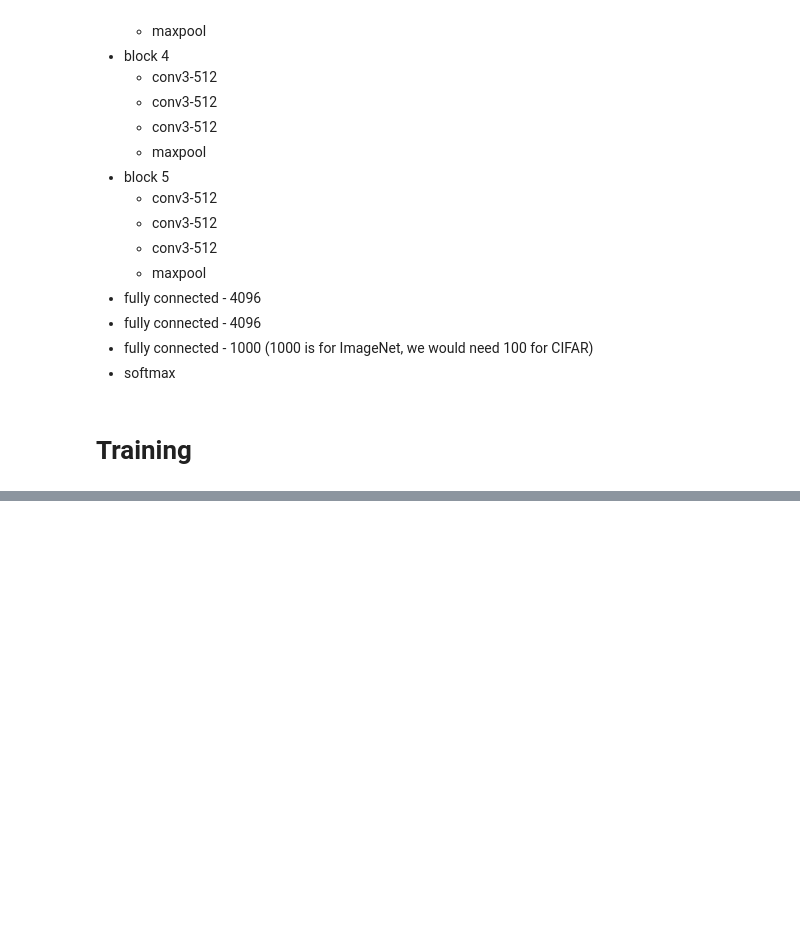
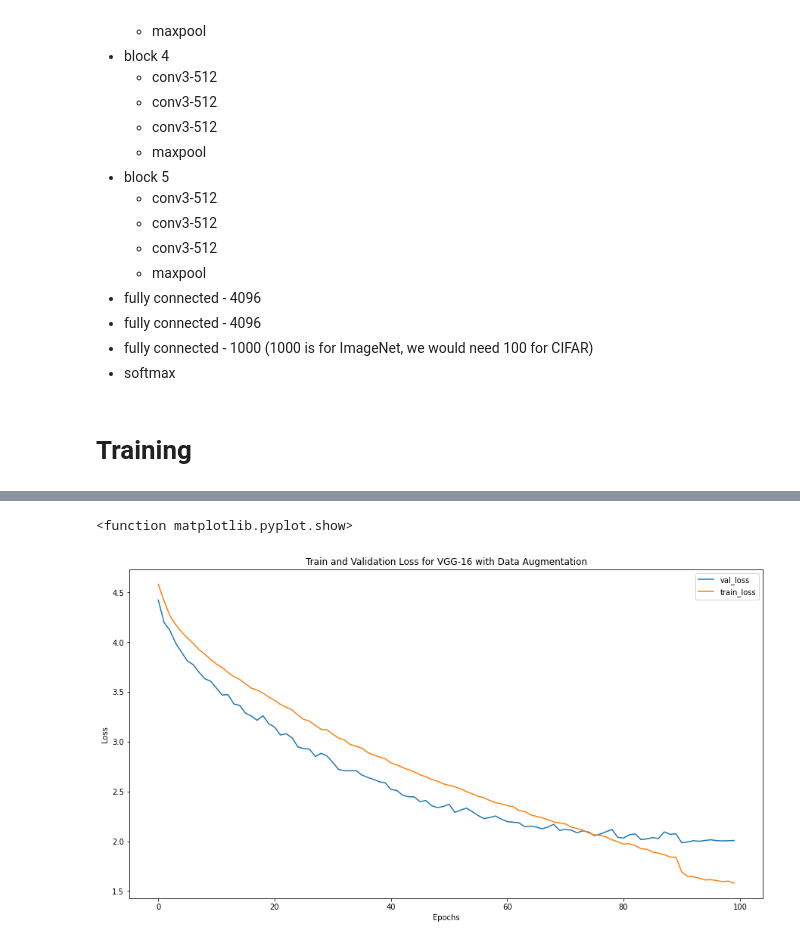
Before and after one commit to malloyca/CSC581B, a Jupyter notebook: Final Project/vgg.ipynb, the cells around one changed output, grey strips where cells are left out. Drawn from its saved outputs; the diff is of its cells as text; code cells hidden in the pictures; blank space fills up the shorter version.

```diff
--- a/Final Project/vgg.ipynb
+++ b/Final Project/vgg.ipynb
@@ -357,4 +403,8 @@ n_epochs = 10
 # %%
 model = VGG16(expansion_coef).to(device)
 num_param = sum(p.numel() for p in model.parameters())
-num_param_trainable = sum(p.numel() for p in model.parameters() if p.requires_grad)
+print(f"Total number of parameters: {num_param:,}")
+
+model_aug = VGG16(expansion_coef).to(device)
+num_param = sum(p.numel() for p in model_aug.parameters())
+print(f"Total number of parameters: {num_param:,}")
@@ -412,0 +496,5 @@ Saving best model: VGG-16_epoch-010
+# %%
+# With data augmentation
+train_loss_aug, train_accuracy_aug, val_loss_aug, val_accuracy_aug = training_loop(
+    n_epochs, model_aug, train_augmentation_dataloader, valid_dataloader, batch_size,
+    loss_fn, optimizer_aug, scheduler_aug, early_stopping=True, patience=20)
@@ -412,0 +519,13 @@ Saving best model: VGG-16_epoch-010
+# %%
+# plot loss
+plt.figure(figsize=(15,8))
+plt.title(f"Train and Validation Loss for {model_aug.name} with Data Augmentation")
+plt.plot(val_loss_aug, label="val_loss")
+plt.plot(train_loss_aug, label="train_loss")
+plt.xlabel("Epochs")
+plt.ylabel("Loss")
+plt.legend()
+plt.show
+# %% [output]
+<function matplotlib.pyplot.show>
+[figure, added]
```
Also changed, not shown: parts of 28 cells of this notebook.
